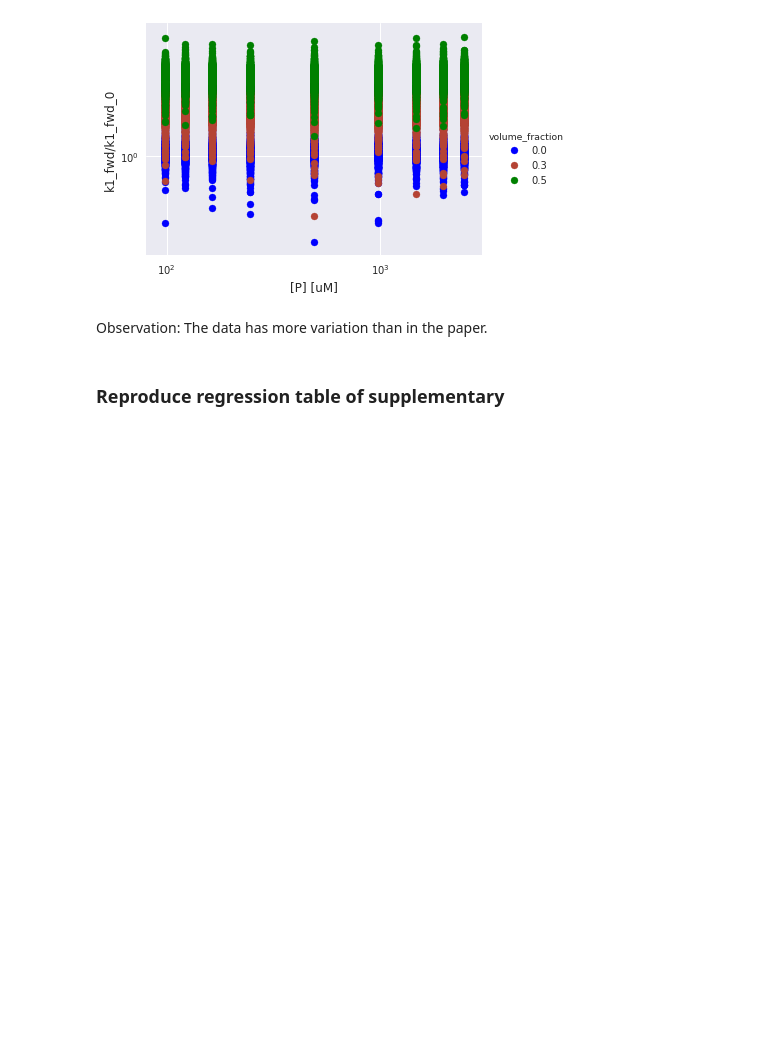
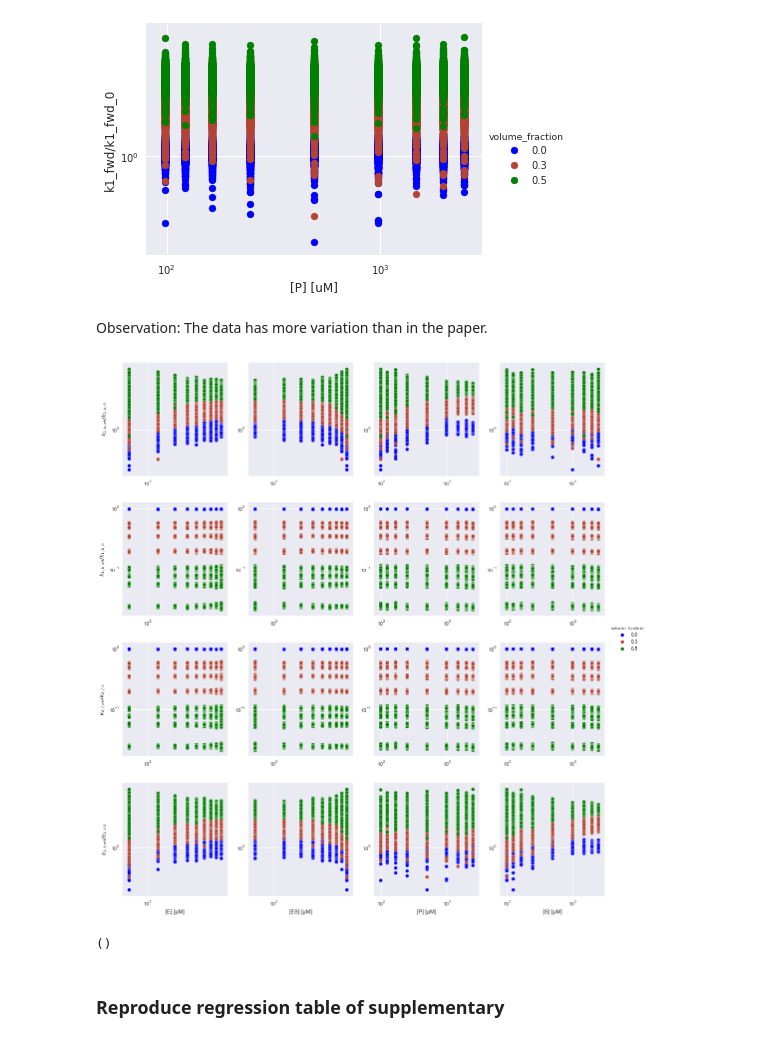
Before and after one commit to WilliamCappelletti/ML_CS433_project2, a Jupyter notebook: src/Marie_test.ipynb, the cells around one changed output. Saved outputs shown, nothing was run; the diff lists cells and outputs as text; code cells hidden in the pictures; blank space fills up the shorter version.

```diff
--- a/src/Marie_test.ipynb
+++ b/src/Marie_test.ipynb
@@ -52,3 +55,9 @@ marie.plot_fig2_supp(data_k_conc, 'k1_fwd_relative', 'k1_fwd/k1_fwd_0', 'P', '[P
 [figure]
 # %% [markdown]
 Observation: The data has more variation than in the paper.
+# %%
+# plot the whole figure
+marie.plot_fig2_plot(FILE)
+# %% [output]
+[figure, added]
+()
```
Also changed, not shown: parts of 5 cells of this notebook, 3 other files.
